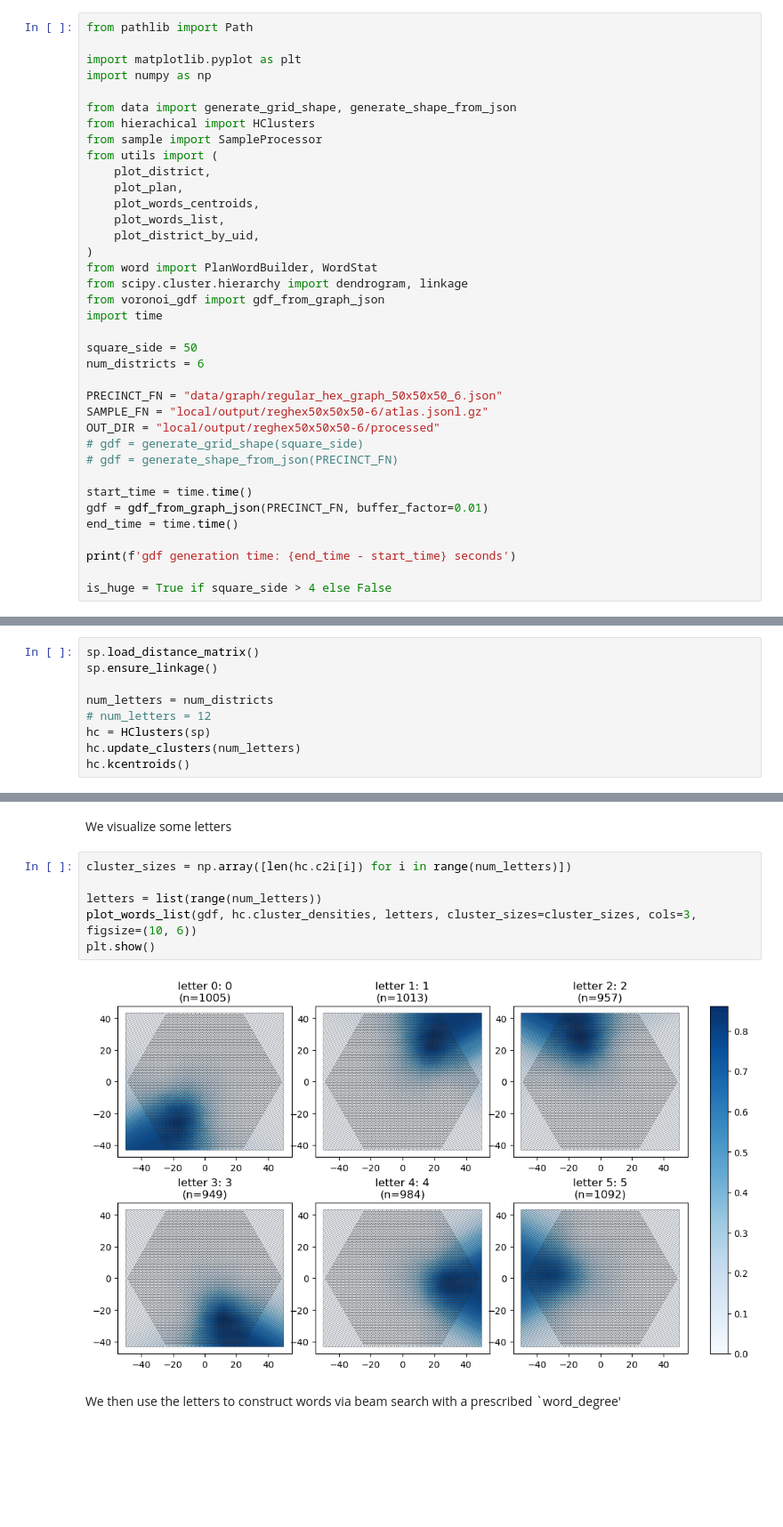
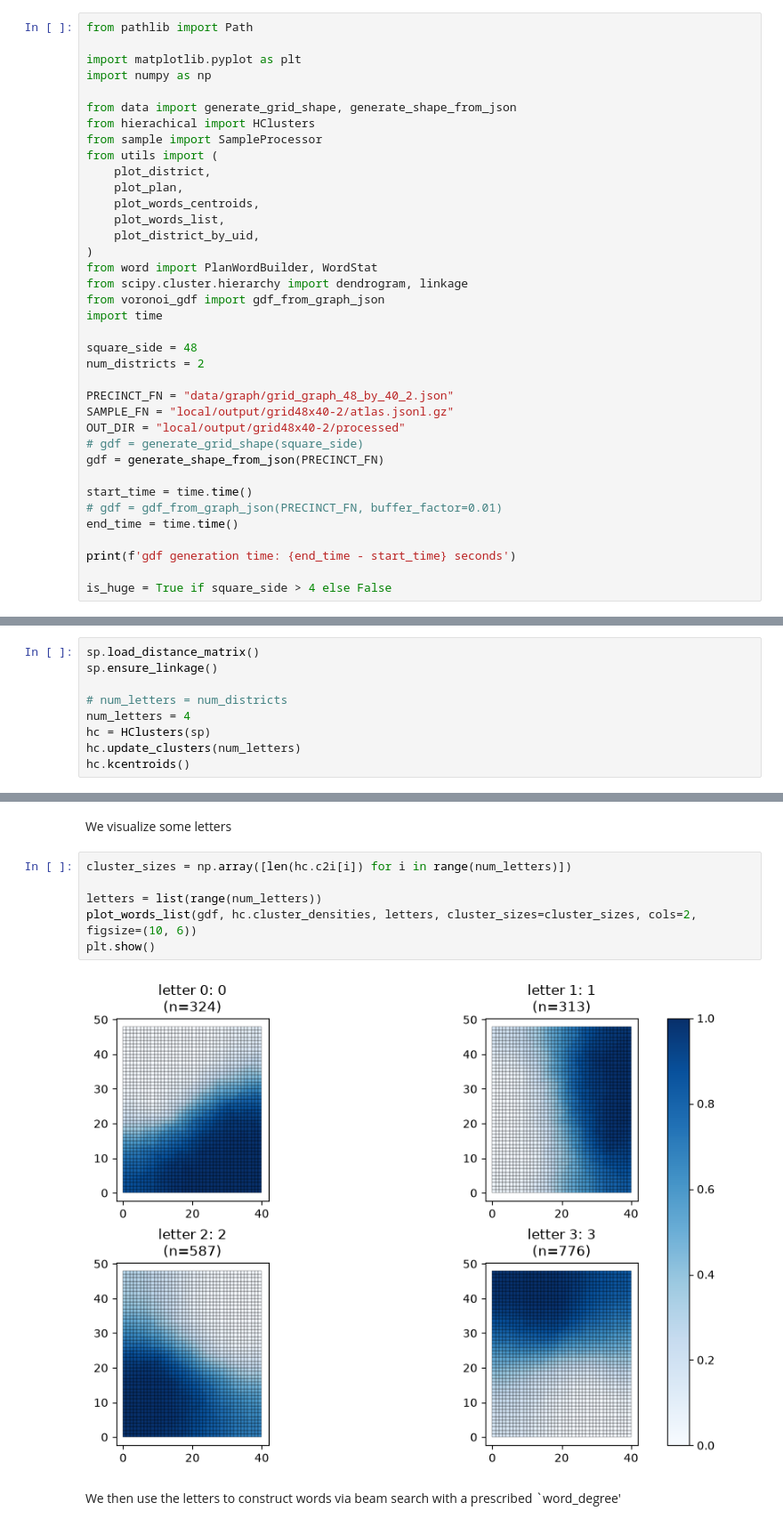
Before and after one commit to EdwardZhangYale/gmstrat, a Jupyter notebook: demo.ipynb, the cells around one changed output, grey strips where cells are left out. Shown at 89% size. Cells and saved outputs as stored; diff of their text form; blank space fills up the shorter version.

```diff
--- a/demo.ipynb
+++ b/demo.ipynb
@@ -35,17 +35,17 @@ from scipy.cluster.hierarchy import dendrogram, linkage
 from voronoi_gdf import gdf_from_graph_json
 import time
 
-square_side = 50
-num_districts = 6
+square_side = 48
+num_districts = 2
 
-PRECINCT_FN = "data/graph/regular_hex_graph_50x50x50_6.json"
-SAMPLE_FN = "local/output/reghex50x50x50-6/atlas.jsonl.gz"
-OUT_DIR = "local/output/reghex50x50x50-6/processed"
+PRECINCT_FN = "data/graph/grid_graph_48_by_40_2.json"
+SAMPLE_FN = "local/output/grid48x40-2/atlas.jsonl.gz"
+OUT_DIR = "local/output/grid48x40-2/processed"
 # gdf = generate_grid_shape(square_side)
-# gdf = generate_shape_from_json(PRECINCT_FN)
+gdf = generate_shape_from_json(PRECINCT_FN)
 
 start_time = time.time()
-gdf = gdf_from_graph_json(PRECINCT_FN, buffer_factor=0.01)
+# gdf = gdf_from_graph_json(PRECINCT_FN, buffer_factor=0.01)
 end_time = time.time()
 
 print(f'gdf generation time: {end_time - start_time} seconds')
@@ -116,8 +111,8 @@ Next, we run hcc and infer clusters at a given number of letters.
 sp.load_distance_matrix()
 sp.ensure_linkage()
 
-num_letters = num_districts
-# num_letters = 12
+# num_letters = num_districts
+num_letters = 4
 hc = HClusters(sp)
 hc.update_clusters(num_letters)
 hc.kcentroids()
@@ -128,11 +124,11 @@ We visualize some letters
 # %%
 cluster_sizes = np.array([len(hc.c2i[i]) for i in range(num_letters)])
 
 letters = list(range(num_letters))
-plot_words_list(gdf, hc.cluster_densities, letters, cluster_sizes=cluster_sizes, cols=3, figsize=(10, 6))
+plot_words_list(gdf, hc.cluster_densities, letters, cluster_sizes=cluster_sizes, cols=2, figsize=(10, 6))
 plt.show()
 # %% [output]
-[figure, old version]
+[figure, new version]
 # %% [markdown]
 We then use the letters to construct words via beam search with a prescribed `word_degree'
 # %%
```
Also changed, not shown: parts of 12 cells of this notebook, 4 other files.
